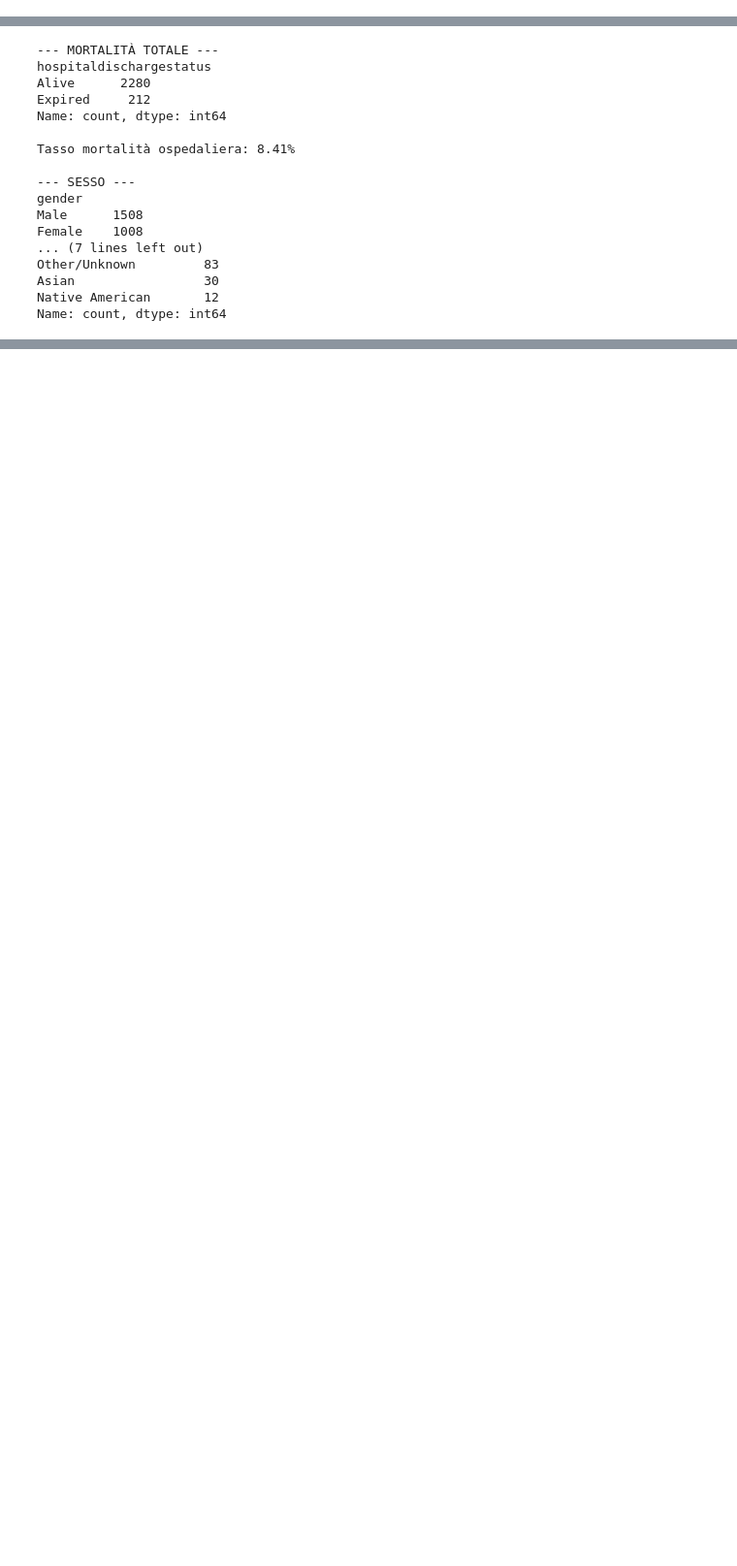
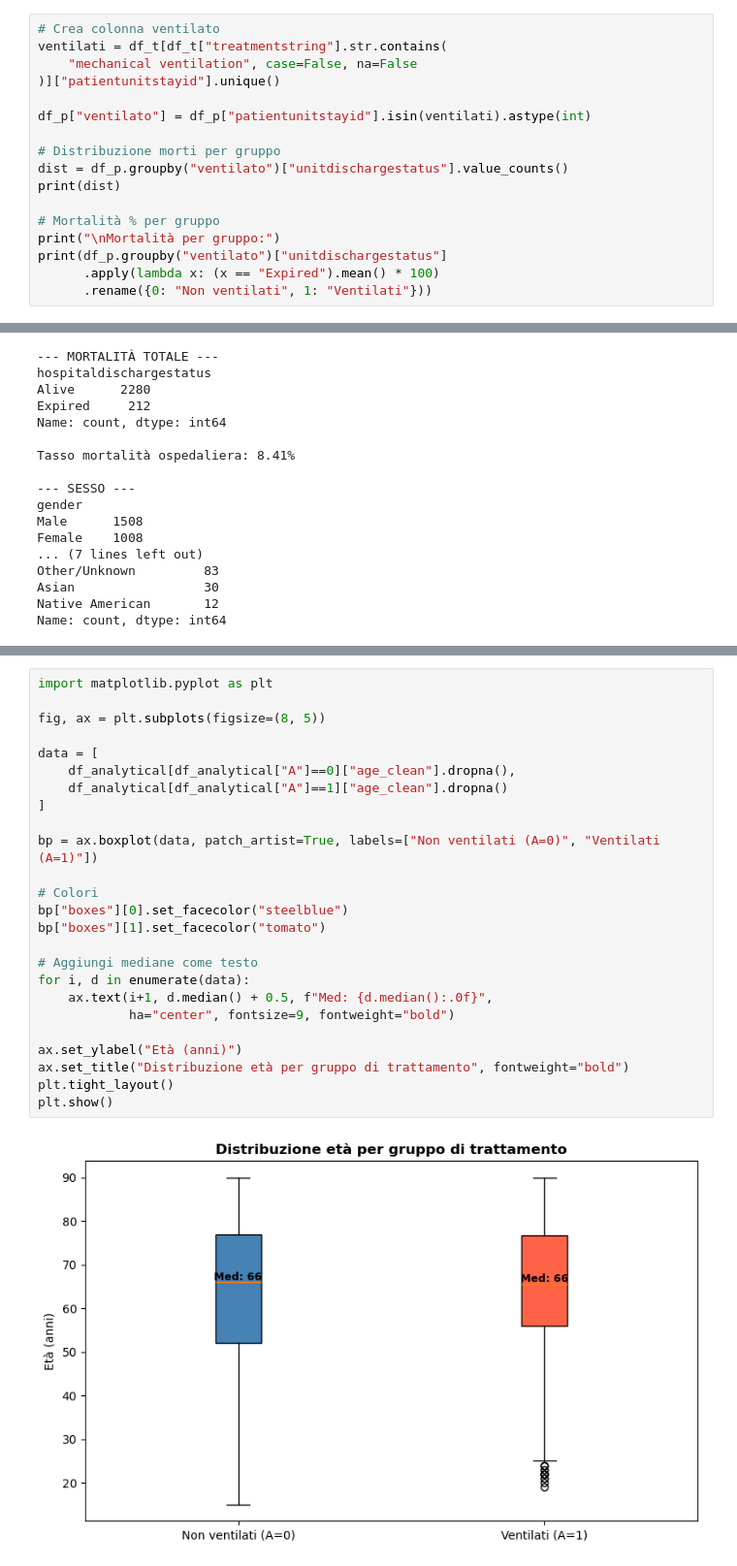
Before and after one commit to XXY126/Causal-Inference-on-eICU-collaborative-research-database, a Jupyter notebook: notebooks/data_exploring.ipynb, the cells around one changed output, grey strips where cells are left out. Shown at 97% size. Cells and saved outputs as stored; diff of their text form; blank space fills up the shorter version.

```diff
--- a/notebooks/data_exploring.ipynb
+++ b/notebooks/data_exploring.ipynb
@@ -113,0 +205,17 @@ pd.DataFrame({
+# %%
+# Crea colonna ventilato
+ventilati = df_t[df_t["treatmentstring"].str.contains(
+    "mechanical ventilation", case=False, na=False
+)]["patientunitstayid"].unique()
+
+df_p["ventilato"] = df_p["patientunitstayid"].isin(ventilati).astype(int)
+
+# Distribuzione morti per gruppo
+dist = df_p.groupby("ventilato")["unitdischargestatus"].value_counts()
+print(dist)
+
+# Mortalità % per gruppo
+print("\nMortalità per gruppo:")
+print(df_p.groupby("ventilato")["unitdischargestatus"]
+      .apply(lambda x: (x == "Expired").mean() * 100)
+      .rename({0: "Non ventilati", 1: "Ventilati"}))
@@ -234,0 +792,27 @@ Name: count, dtype: int64
+# %%
+import matplotlib.pyplot as plt
+
+fig, ax = plt.subplots(figsize=(8, 5))
+
+data = [
+    df_analytical[df_analytical["A"]==0]["age_clean"].dropna(),
+    df_analytical[df_analytical["A"]==1]["age_clean"].dropna()
+]
+
+bp = ax.boxplot(data, patch_artist=True, labels=["Non ventilati (A=0)", "Ventilati (A=1)"])
+
+# Colori
+bp["boxes"][0].set_facecolor("steelblue")
+bp["boxes"][1].set_facecolor("tomato")
+
+# Aggiungi mediane come testo
+for i, d in enumerate(data):
+    ax.text(i+1, d.median() + 0.5, f"Med: {d.median():.0f}",
+            ha="center", fontsize=9, fontweight="bold")
+
+ax.set_ylabel("Età (anni)")
+ax.set_title("Distribuzione età per gruppo di trattamento", fontweight="bold")
+plt.tight_layout()
+plt.show()
+# %% [output]
+[figure, added]
```
Also changed, not shown: parts of 22 cells of this notebook, 5 other files.
